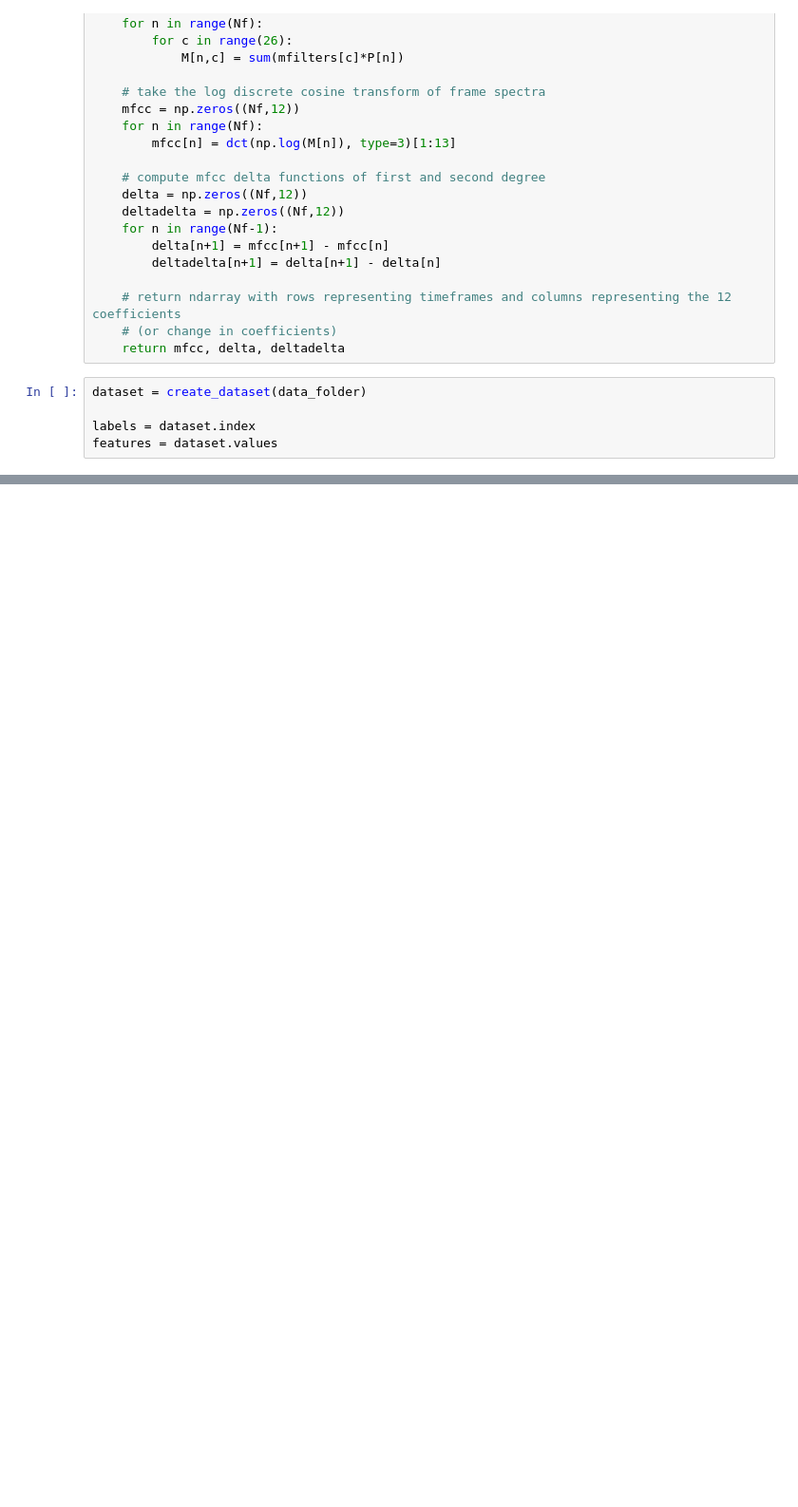
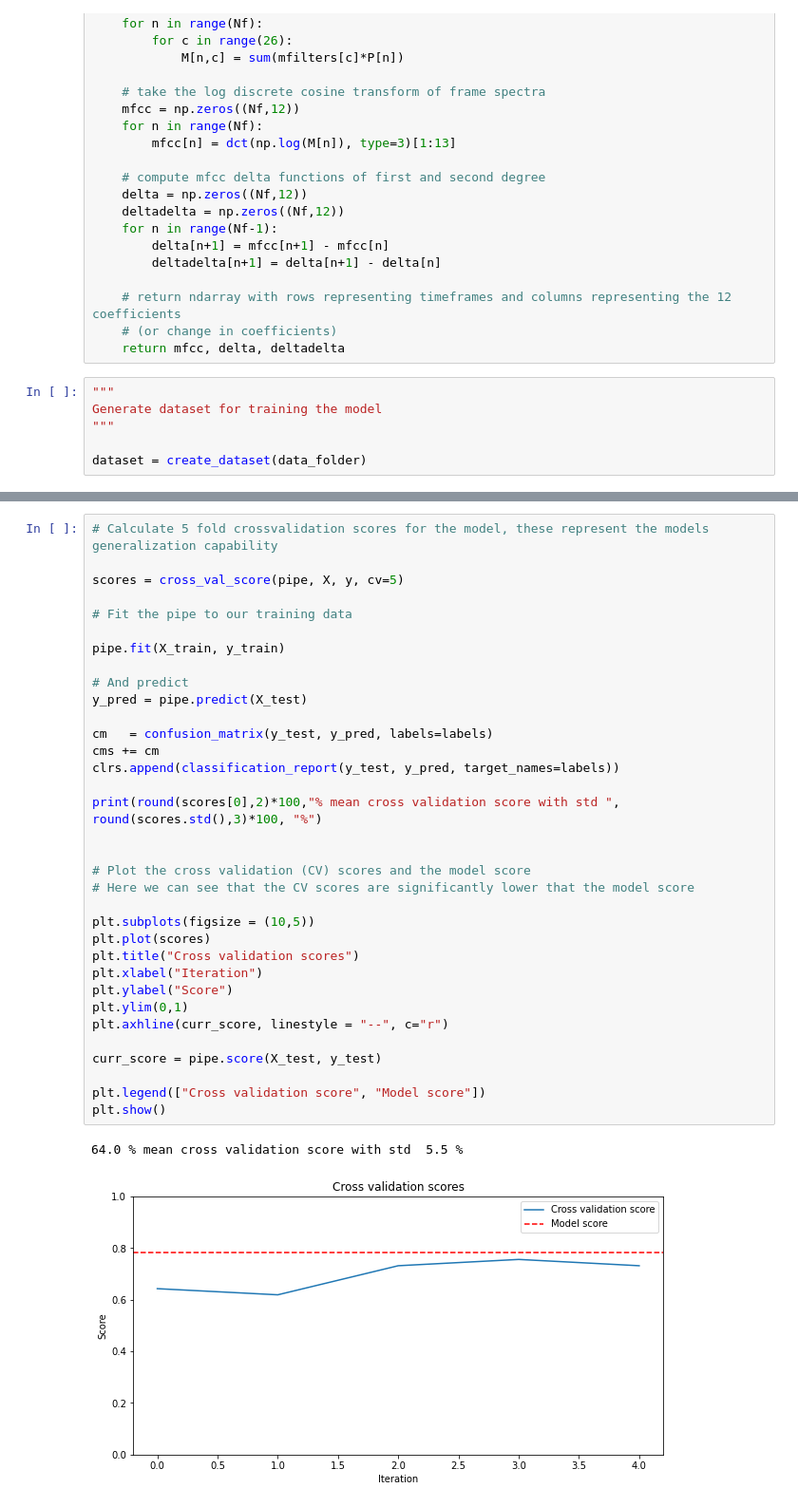
Before and after one commit to alluvm/speech_processing, a Jupyter notebook: processing.ipynb, the cells around one changed output, grey strips where cells are left out. Shown at 95% size. Drawn from its saved outputs; the diff is of its cells as text; blank space fills up the shorter version.

```diff
--- a/processing.ipynb
+++ b/processing.ipynb
@@ -220,8 +228,9 @@ def MFCC(signal, fs):
     # (or change in coefficients)
     return mfcc, delta, deltadelta
 # %%
+"""
+Generate dataset for training the model
+"""
+
 dataset = create_dataset(data_folder)
-
-labels = dataset.index
-features = dataset.values
 # %%
@@ -277,3 +285,40 @@ print(round(scores[0],2)*100,"% mean cross validation score with std ", round(sc
+# %%
+# Calculate 5 fold crossvalidation scores for the model, these represent the models generalization capability
+
+scores = cross_val_score(pipe, X, y, cv=5)
+
+# Fit the pipe to our training data
+
+pipe.fit(X_train, y_train)
+
+# And predict
+y_pred = pipe.predict(X_test)
+
+cm   = confusion_matrix(y_test, y_pred, labels=labels)
+cms += cm
+clrs.append(classification_report(y_test, y_pred, target_names=labels))
+
+print(round(scores[0],2)*100,"% mean cross validation score with std ", round(scores.std(),3)*100, "%")
+
+
+# Plot the cross validation (CV) scores and the model score
+# Here we can see that the CV scores are significantly lower that the model score
+
+plt.subplots(figsize = (10,5))
+plt.plot(scores)
+plt.title("Cross validation scores")
+plt.xlabel("Iteration")
+plt.ylabel("Score")
+plt.ylim(0,1)
+plt.axhline(curr_score, linestyle = "--", c="r")
+
+curr_score = pipe.score(X_test, y_test)
+
+plt.legend(["Cross validation score", "Model score"])
+plt.show()
+# %% [output]
+64.0 % mean cross validation score with std  5.5 %
+[figure, added]
 # %%
 import seaborn as sns
 
```
Also changed, not shown: parts of 7 cells of this notebook, 2 other files.
